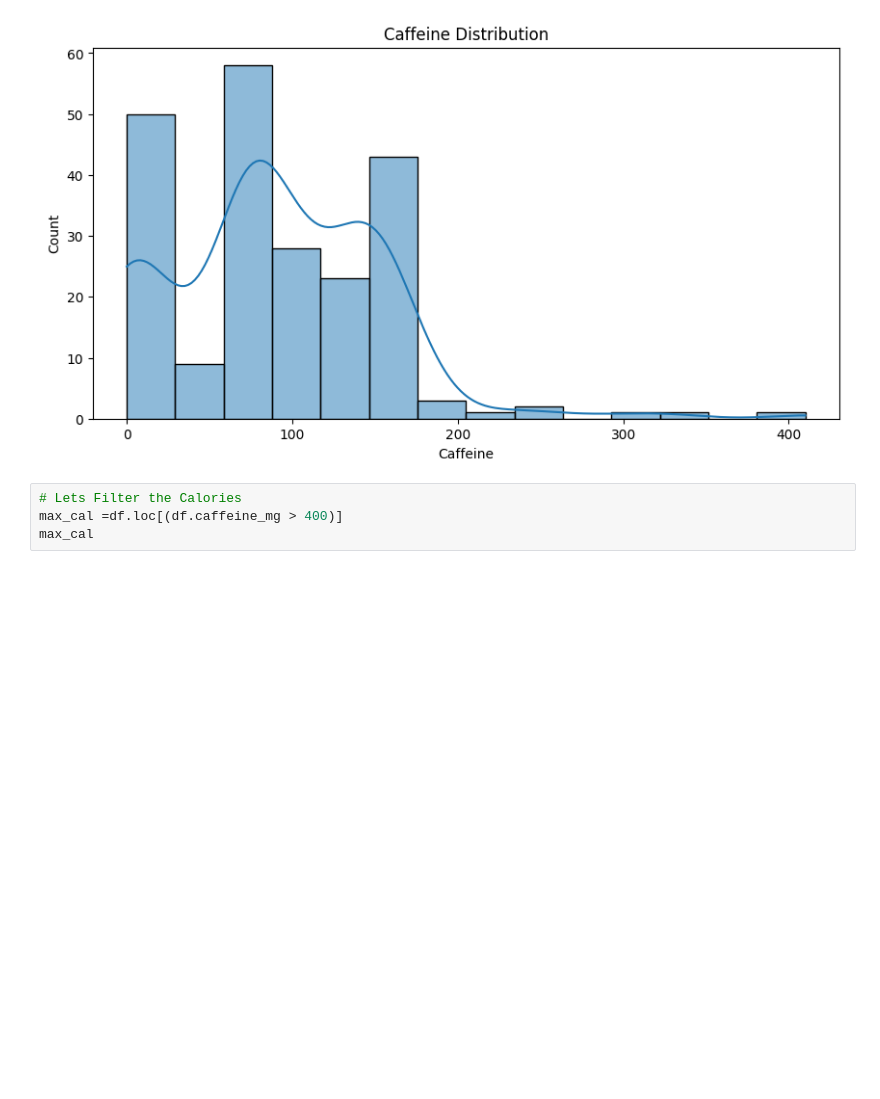
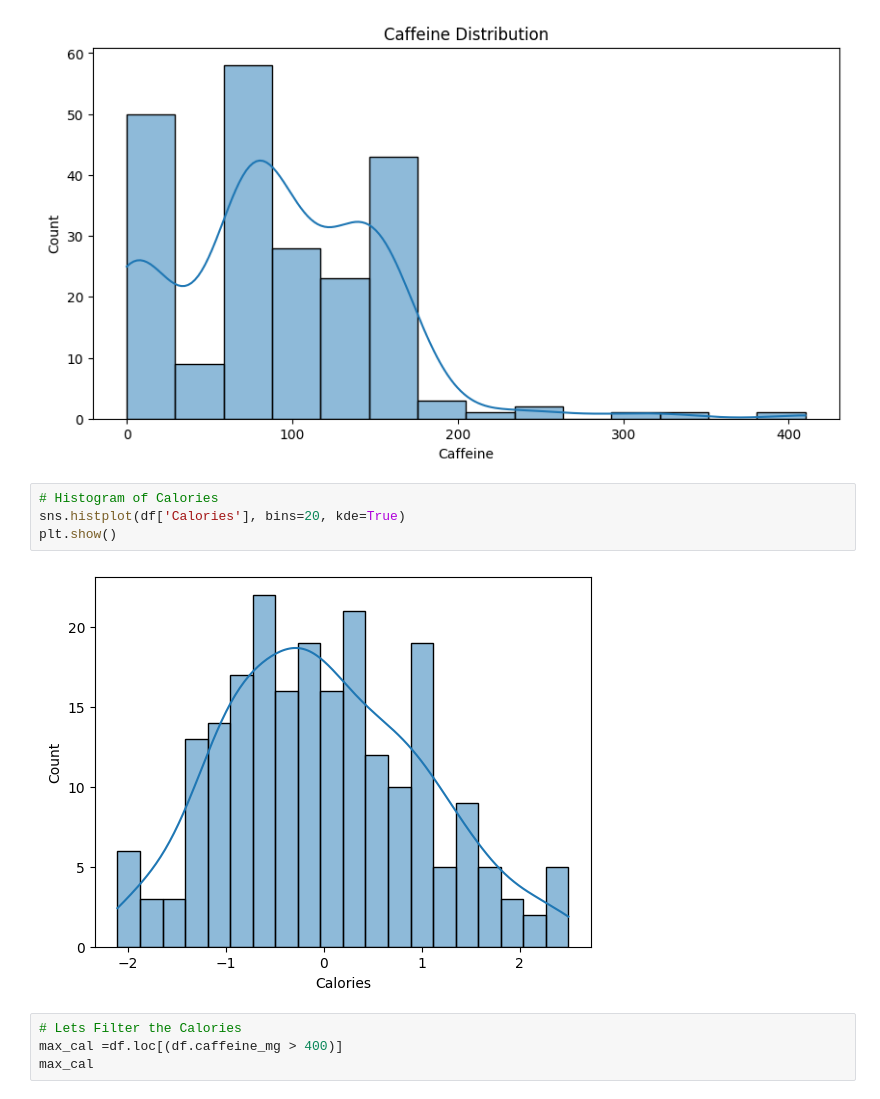
Before and after one commit to arnabsaha7/Starbucks-Data-Analysis, a Jupyter notebook: Starbucks_Data_Analysis_in_Python.ipynb, the cells around one changed output. Drawn from its saved outputs; the diff is of its cells as text; blank space fills up the shorter version.

```diff
--- a/Starbucks_Data_Analysis_in_Python.ipynb
+++ b/Starbucks_Data_Analysis_in_Python.ipynb
@@ -241,6 +342,12 @@ plt.xlabel('Caffeine')
 plt.show()
 # %% [output]
 [figure]
+# %%
+# Histogram of Calories
+sns.histplot(df['Calories'], bins=20, kde=True)
+plt.show()
+# %% [output]
+[figure, added]
 # %%
 # Lets Filter the Calories
 max_cal =df.loc[(df.caffeine_mg > 400)]
```
Also changed, not shown: parts of 20 cells of this notebook.
